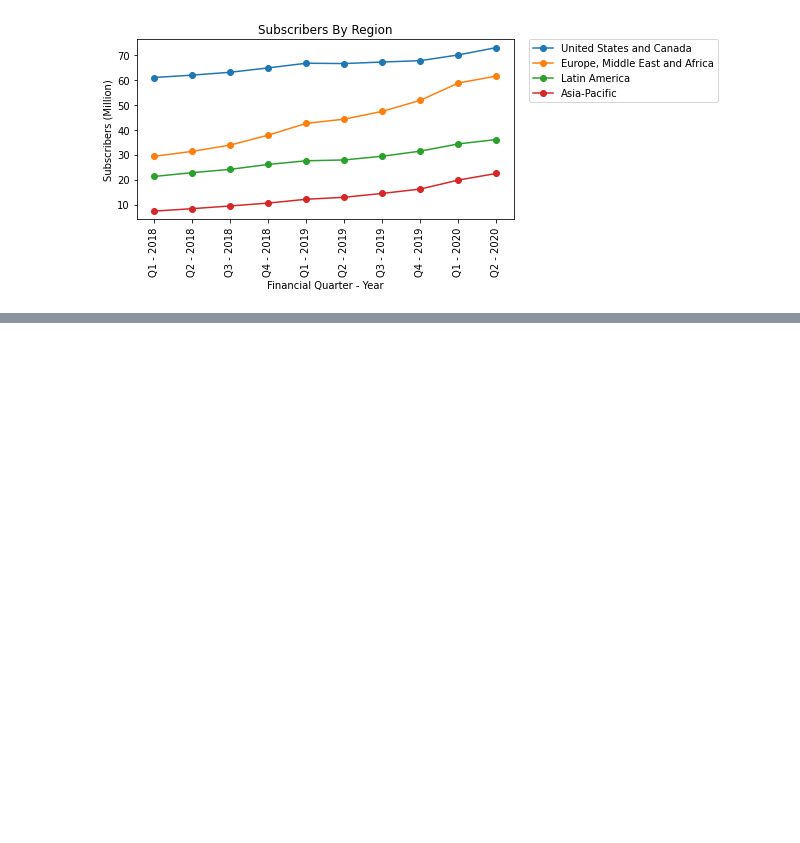
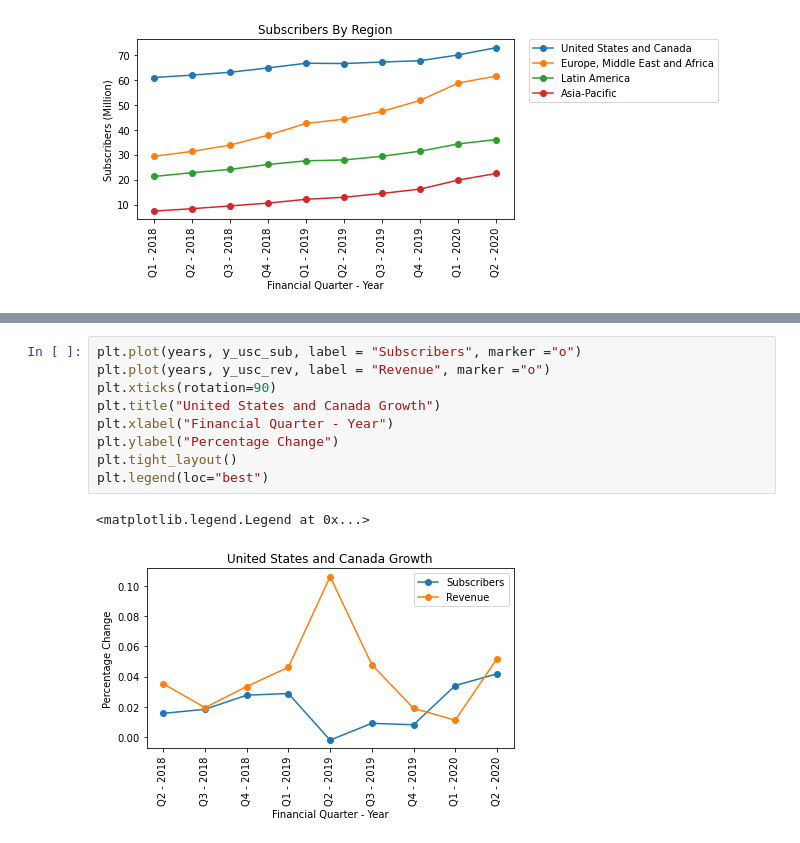
Before and after one commit to jimbleslilley/bootcamp-project-1, a Jupyter notebook: RegionGrowth.ipynb, the cells around one changed output, grey strips where cells are left out. Cells and saved outputs as stored; diff of their text form; blank space fills up the shorter version.

```diff
--- a/RegionGrowth.ipynb
+++ b/RegionGrowth.ipynb
@@ -154,0 +216,12 @@ plt.legend(bbox_to_anchor=(1.04,1), borderaxespad=0)
+# %%
+plt.plot(years, y_usc_sub, label = "Subscribers", marker ="o")
+plt.plot(years, y_usc_rev, label = "Revenue", marker ="o")
+plt.xticks(rotation=90)
+plt.title("United States and Canada Growth")
+plt.xlabel("Financial Quarter - Year")
+plt.ylabel("Percentage Change")
+plt.tight_layout()
+plt.legend(loc="best")
+# %% [output]
+<matplotlib.legend.Legend at 0x...>
+[figure, added]
```
Also changed, not shown: parts of 5 cells of this notebook.
